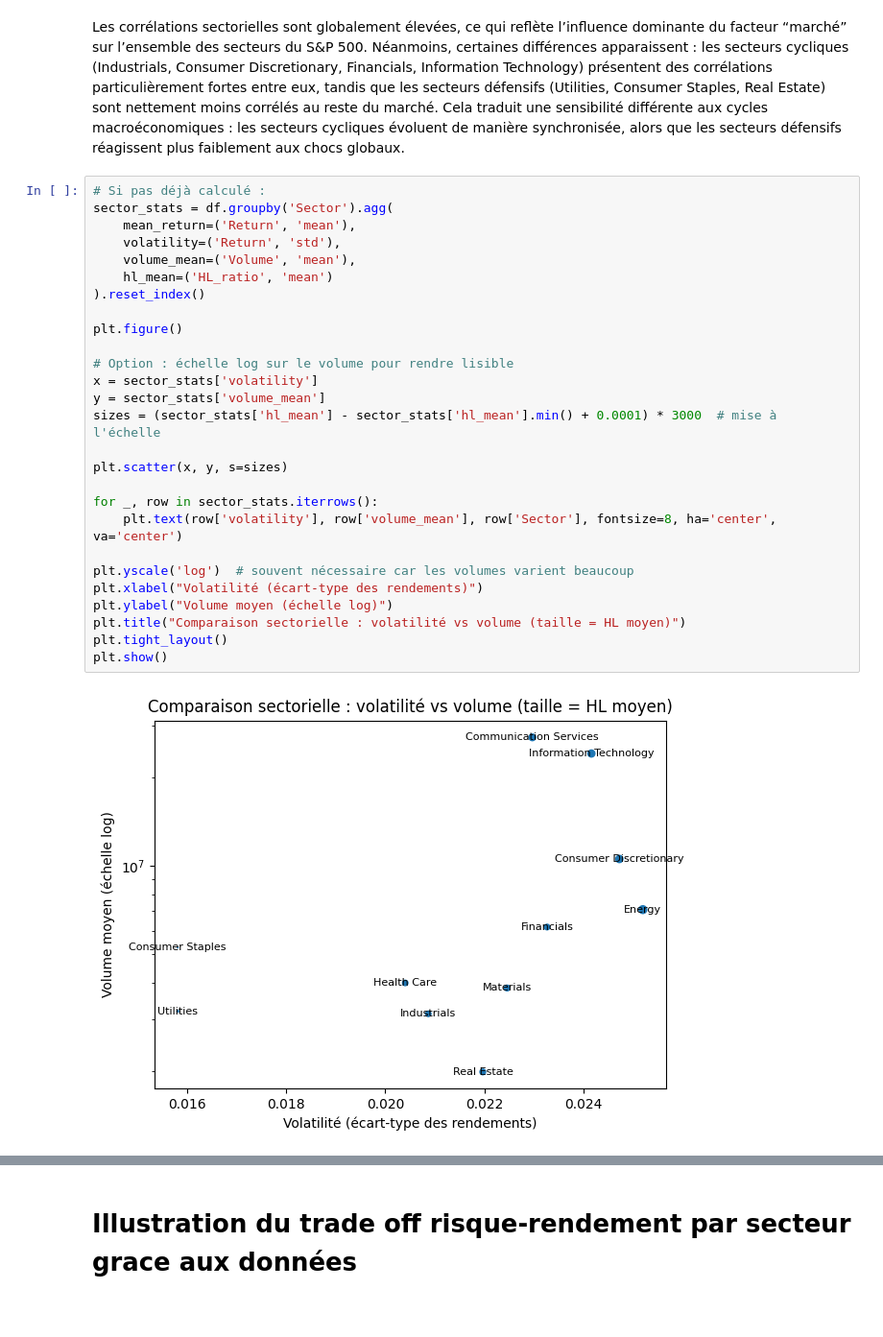
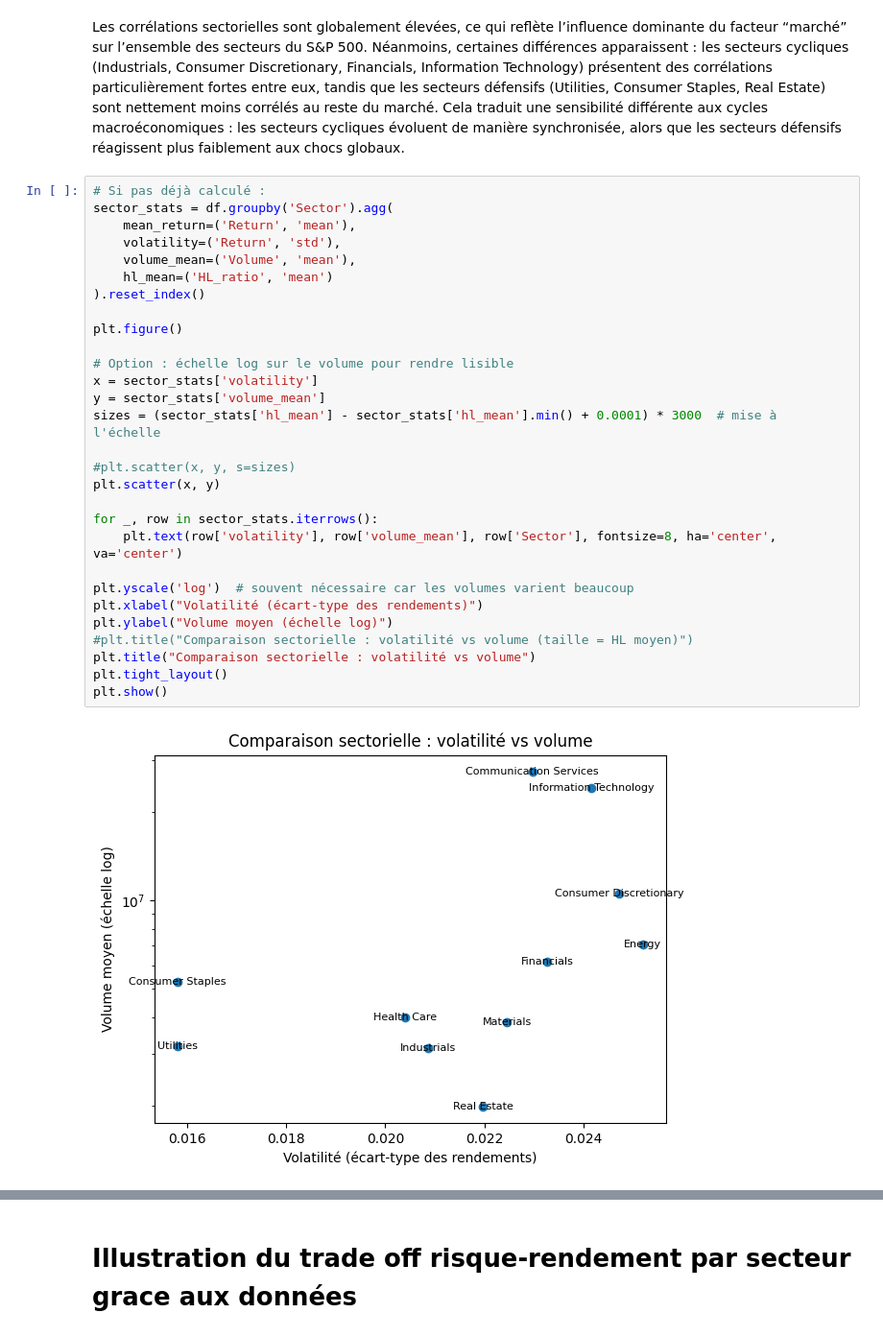
Before and after one commit to diabitbol/alpha-ranking-benchmark, a Jupyter notebook: description/description_2.ipynb, the cells around one changed output, grey strips where cells are left out. Shown: that part at 96% size. Drawn from its saved outputs; the diff is of its cells as text.

```diff
--- a/description/description_2.ipynb
+++ b/description/description_2.ipynb
@@ -186,29 +186,31 @@ Les corrélations sectorielles sont globalement élevées, ce qui reflète l’i
 # %%
 # Si pas déjà calculé :
 sector_stats = df.groupby('Sector').agg(
     mean_return=('Return', 'mean'),
     volatility=('Return', 'std'),
     volume_mean=('Volume', 'mean'),
     hl_mean=('HL_ratio', 'mean')
 ).reset_index()
 
 plt.figure()
 
 # Option : échelle log sur le volume pour rendre lisible
 x = sector_stats['volatility']
 y = sector_stats['volume_mean']
 sizes = (sector_stats['hl_mean'] - sector_stats['hl_mean'].min() + 0.0001) * 3000  # mise à l'échelle
 
-plt.scatter(x, y, s=sizes)
+#plt.scatter(x, y, s=sizes)
+plt.scatter(x, y)
 
 for _, row in sector_stats.iterrows():
     plt.text(row['volatility'], row['volume_mean'], row['Sector'], fontsize=8, ha='center', va='center')
 
 plt.yscale('log')  # souvent nécessaire car les volumes varient beaucoup
 plt.xlabel("Volatilité (écart-type des rendements)")
 plt.ylabel("Volume moyen (échelle log)")
-plt.title("Comparaison sectorielle : volatilité vs volume (taille = HL moyen)")
+#plt.title("Comparaison sectorielle : volatilité vs volume (taille = HL moyen)")
+plt.title("Comparaison sectorielle : volatilité vs volume")
 plt.tight_layout()
 plt.show()
 # %% [output]
-[figure, old version]
+[figure, new version]
```
Also changed, not shown: parts of 1 cell of this notebook.
